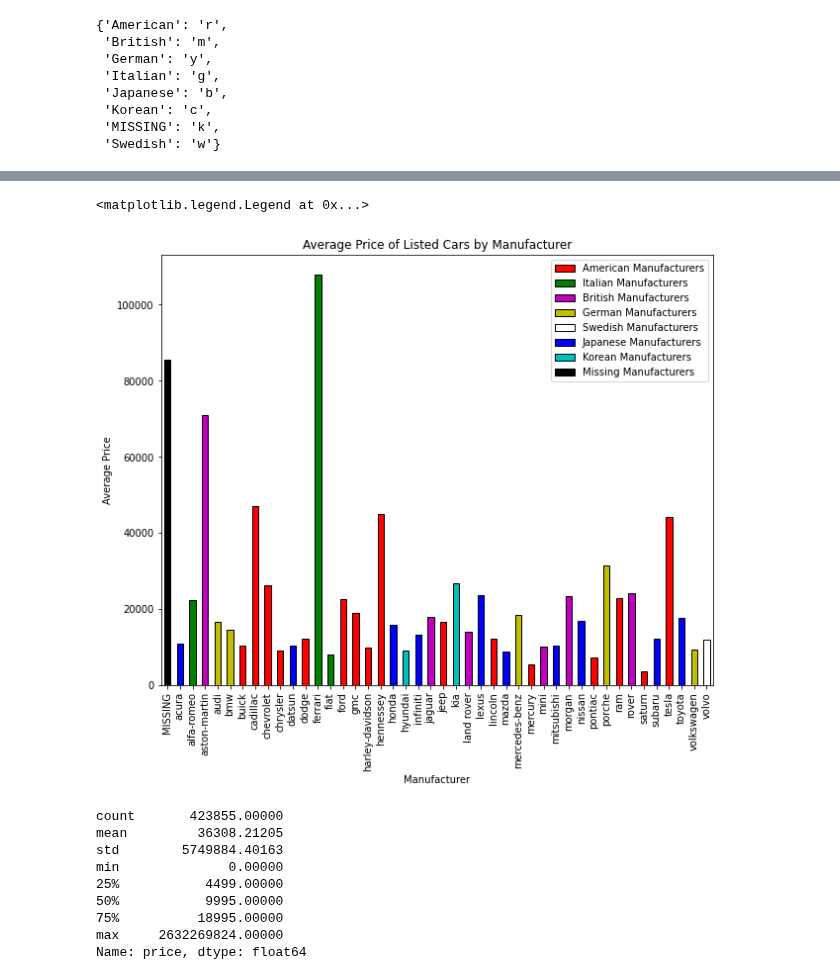
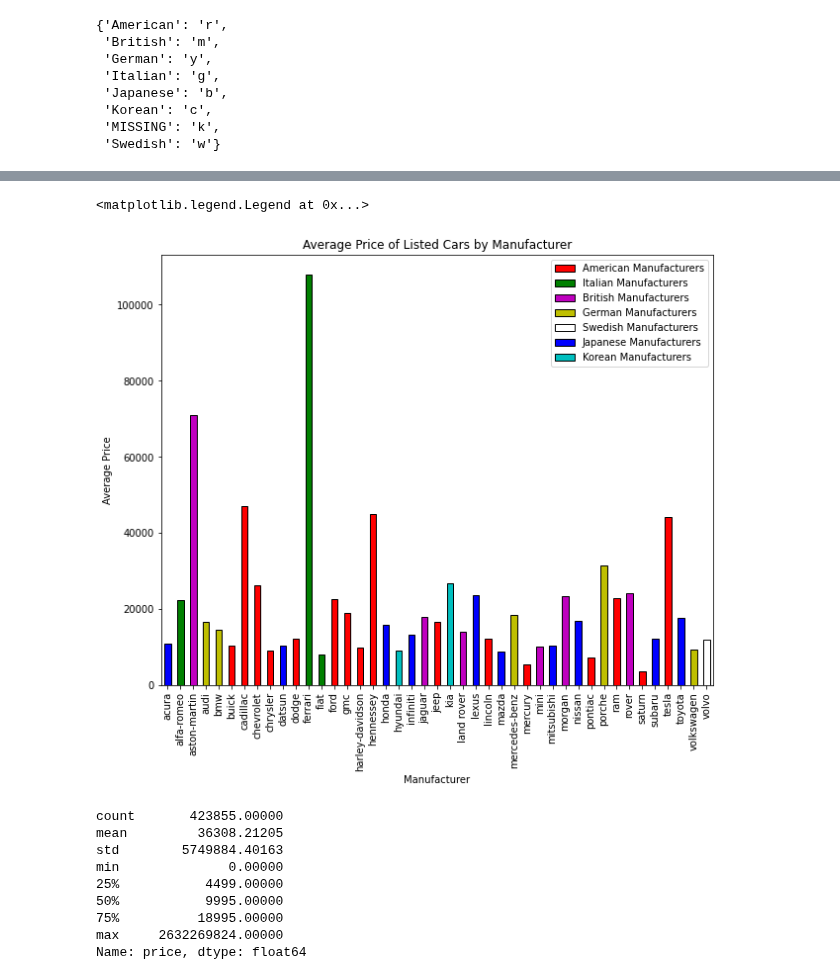
Before and after one commit to matthiasronnau/BANA-212-Final-Project, a Jupyter notebook: BANA-212 Final Project.ipynb, the cells around one changed output, grey strips where cells are left out. Cells and saved outputs as stored; diff of their text form; code cells hidden in the pictures.

```diff
--- a/BANA-212 Final Project.ipynb
+++ b/BANA-212 Final Project.ipynb
@@ -317,24 +321,24 @@ cars.loc[cars["manufacturer_nationality"] != "MISSING"].groupby("manufacturer_na
 # %%
-colors = ["k", "b", "g", "m", "y", "y", "r", "r", "r", "r", "b", "r", "g", "g", "r", "r", "r", "r", "b", "c", "b", "m",
+colors = ["b", "g", "m", "y", "y", "r", "r", "r", "r", "b", "r", "g", "g", "r", "r", "r", "r", "b", "c", "b", "m",
          "r", "c", "m", "b", "r", "b", "y", "r", "m", "b", "m", "b", "r", "y", "r", "m", "r", "b", "r", "b", "y", "w"]
 # %%
 plt.figure(figsize = (10, 8))
-cars.groupby("manufacturer").price.mean().plot.bar(color = colors, edgecolor = "k")
+cars.loc[cars["manufacturer_nationality"] != "MISSING"].groupby("manufacturer").price.mean().plot.bar(color =
+                                                                                                      colors, edgecolor = "k")
 plt.ylabel("Average Price")
 plt.xlabel("Manufacturer")
 american = mpatches.Patch(facecolor = "r", edgecolor = "k", label = "American Manufacturers")
 italian = mpatches.Patch(facecolor = "g", edgecolor = "k", label = "Italian Manufacturers")
 british = mpatches.Patch(facecolor = "m", edgecolor = "k", label = "British Manufacturers")
 german = mpatches.Patch(facecolor = "y", edgecolor = "k", label = "German Manufacturers")
 swedish = mpatches.Patch(facecolor = "w", edgecolor = "k", label = "Swedish Manufacturers")
 japanese = mpatches.Patch(facecolor = "b", edgecolor = "k", label = "Japanese Manufacturers")
-korean = mpatches.Patch(facecolor = "c", edgecolor = "k", label = "Korean Manufacturers")
-missing = mpatches.Patch(facecolor = "k", edgecolor = "k", label = "Missing Manufacturers")
+korean = mpatches.Patch(facecolor = "c", edgecolor = "k", label = "Korean Manufacturers")]
 plt.title("Average Price of Listed Cars by Manufacturer")
-plt.legend(handles = [american, italian, british, german, swedish, japanese, korean, missing])
+plt.legend(handles = [american, italian, british, german, swedish, japanese, korean])
 # %% [output]
 <matplotlib.legend.Legend at 0x...>
-[figure, old version]
+[figure, new version]
 # %%
 cars["price"].describe()
 # %% [output]
```
Also changed, not shown: parts of 1 cell of this notebook.
